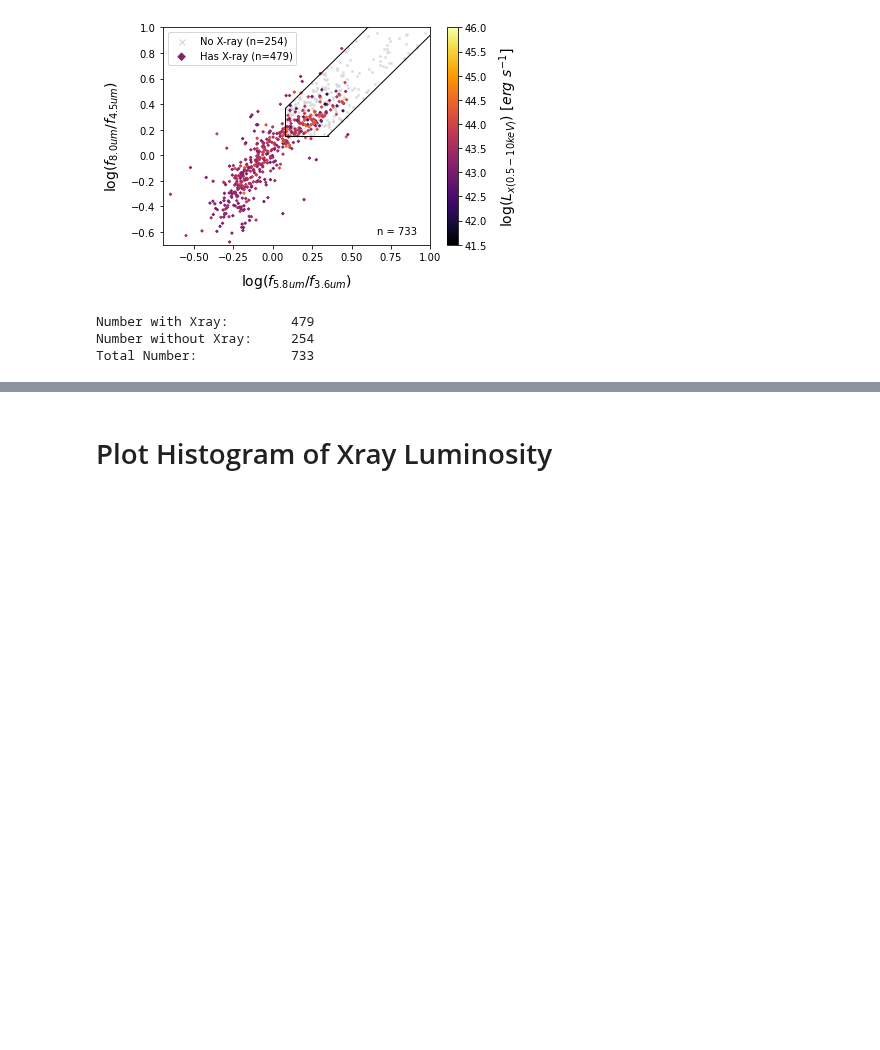
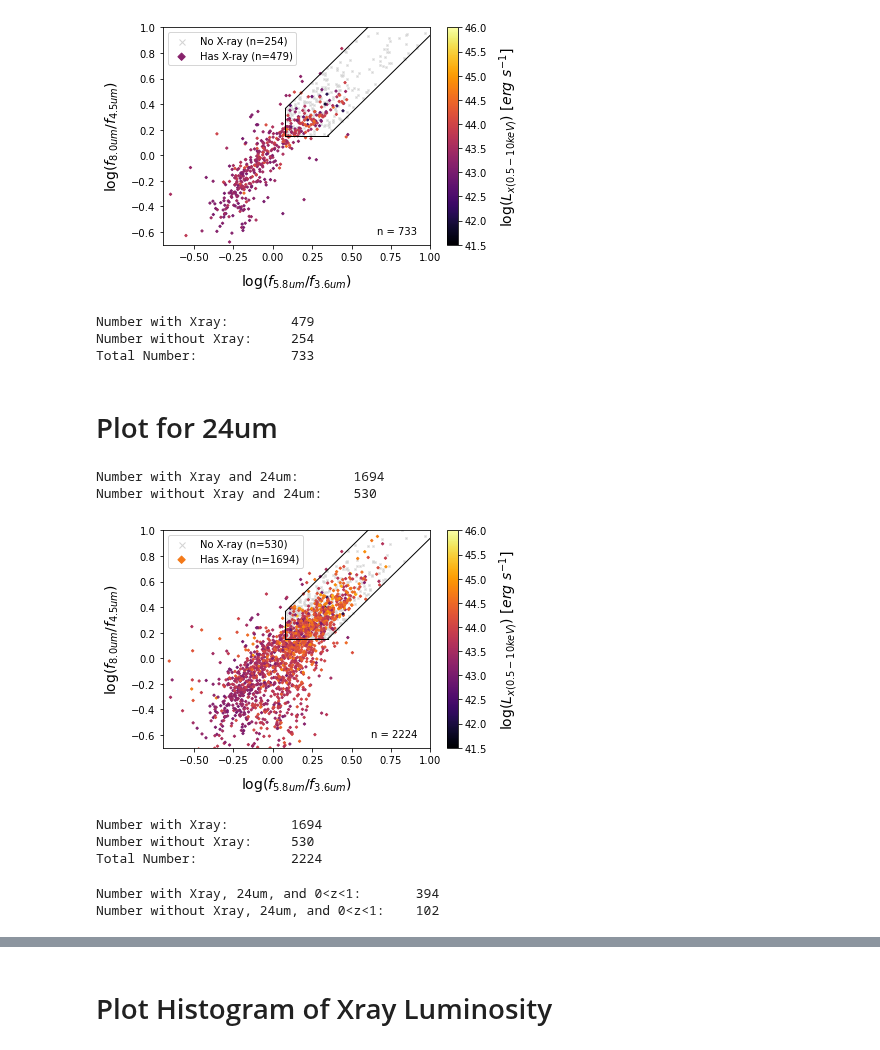
Before and after one commit to parallax-xallaraq/IfA-REU-Project, a Jupyter notebook: Code/COSMOS_IR_Xray_compare.ipynb, the cells around one changed output, grey strips where cells are left out. Cells and saved outputs as stored; diff of their text form; code cells hidden in the pictures; blank space fills up the shorter version.

Commit message:
Create Donley Xray plots for 24um sources

```diff
--- a/Code/COSMOS_IR_Xray_compare.ipynb
+++ b/Code/COSMOS_IR_Xray_compare.ipynb
@@ -539,3 +539,59 @@ myP.PlotDonleyXray(
 Number with Xray:        479
 Number without Xray:     254
 Total Number:            733
+# %% [markdown]
+# Plot for 24um
+# %%
+# match sources with 24um to y/nX AGN
+key_id24_yX, key_yX_id24 = match.match(id20_data_fir24Valid, agn_yX_ids_IXmasked)
+key_id24_nX, key_nX_id24 = match.match(id20_data_fir24Valid, agn_nX_ids_IXmasked)
+
+# Get IDs of AGN with 24um detections.
+agn_yX_ids_IXmasked_24um = agn_yX_ids_IXmasked[key_yX_id24]
+agn_nX_ids_IXmasked_24um = agn_nX_ids_IXmasked[key_nX_id24]
+
+# get x and y points for AGN with 24um
+Lx_IXmasked_24um = Lx_IXmasked[key_yX_id24]
+x_yX_24um = x_yX[key_yX_id24]
+y_yX_24um = y_yX[key_yX_id24]
+x_nX_24um = x_nX[key_nX_id24]
+y_nX_24um = y_nX[key_nX_id24]
+
+# print info
+print('Number with Xray and 24um:\t',    len(x_yX_24um))
+print('Number without Xray and 24um:\t', len(x_nX_24um))
+# %% [output]
+Number with Xray and 24um:       1694
+Number without Xray and 24um:    530
+# %%
+myP.PlotDonleyXray(
+        x_nX_24um, y_nX_24um,     # no X-ray detections
+        x_yX_24um, y_yX_24um,     # yes X-ray detections
+        Lx_IXmasked_24um,         # X-ray luminosity (colorbar)
+        path=path_fig,            # save
+        fileName='COSMOS_IR-Xray_XrayColorBar_24um',   # save
+        printInfo=True           # output text
+    )
+# %% [output]
+[figure, added]
+Number with Xray:        1694
+Number without Xray:     530
+Total Number:            2224
+# %%
+# match redshift against AGN color IDs
+key_z_yX24, key_yX24_z= match.match(zID_01, agn_yX_ids_IXmasked_24um)
+key_z_nY24, key_nX24_z= match.match(zID_01, agn_nX_ids_IXmasked_24um)
+
+# get sources with redshifts 0<z<1
+Lx_IXmasked_24um_z01 = Lx_IXmasked[key_yX24_z]
+x_yX_24um_z01 = x_yX[key_yX24_z]
+y_yX_24um_z01 = y_yX[key_yX24_z]
+x_nX_24um_z01 = x_nX[key_nX24_z]
+y_nX_24um_z01 = y_nX[key_nX24_z]
+
+# print info
+print('Number with Xray, 24um, and 0<z<1:\t',    len(x_yX_24um_z01))
+print('Number without Xray, 24um, and 0<z<1:\t', len(x_nX_24um_z01))
+# %% [output]
+Number with Xray, 24um, and 0<z<1:       394
+Number without Xray, 24um, and 0<z<1:    102
```
Also changed, not shown: parts of 3 cells of this notebook, 6 other files.
